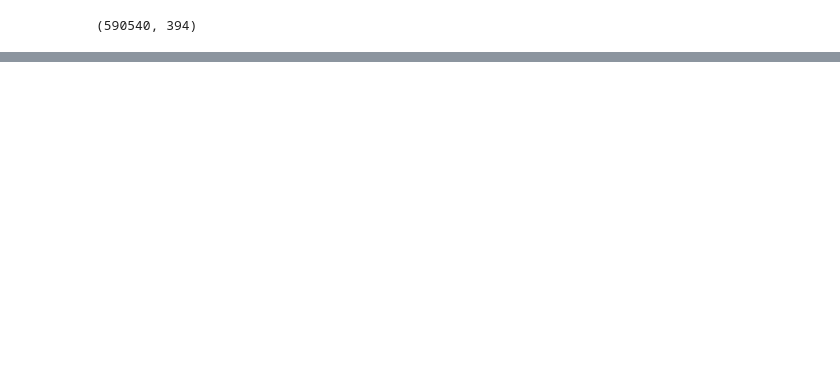
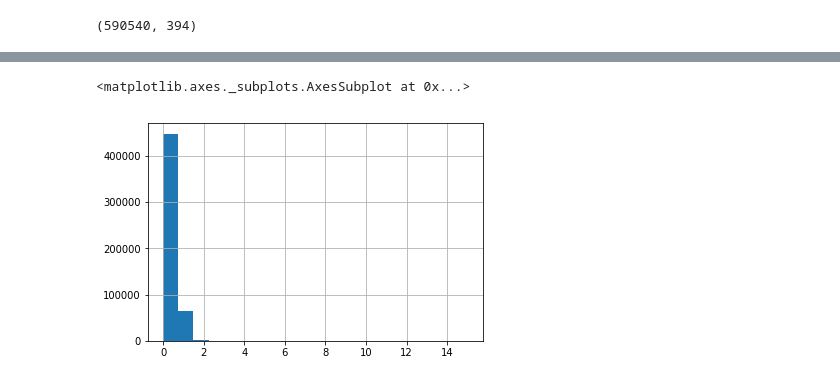
Before and after one commit to orangelle/kaggle_fraud, a Jupyter notebook: baseline.ipynb, the cells around one changed output, grey strips where cells are left out. Drawn from its saved outputs; the diff is of its cells as text; code cells hidden in the pictures; blank space fills up the shorter version.

```diff
--- a/baseline.ipynb
+++ b/baseline.ipynb
@@ -43,0 +78,5 @@ AttributeError: 'DataFrame' object has no attribute 'isFraud'
+# %%
+df_train['V17'].hist(bins=20)
+# %% [output]
+<matplotlib.axes._subplots.AxesSubplot at 0x...>
+[figure, added]
```
Also changed, not shown: parts of 11 cells of this notebook.
